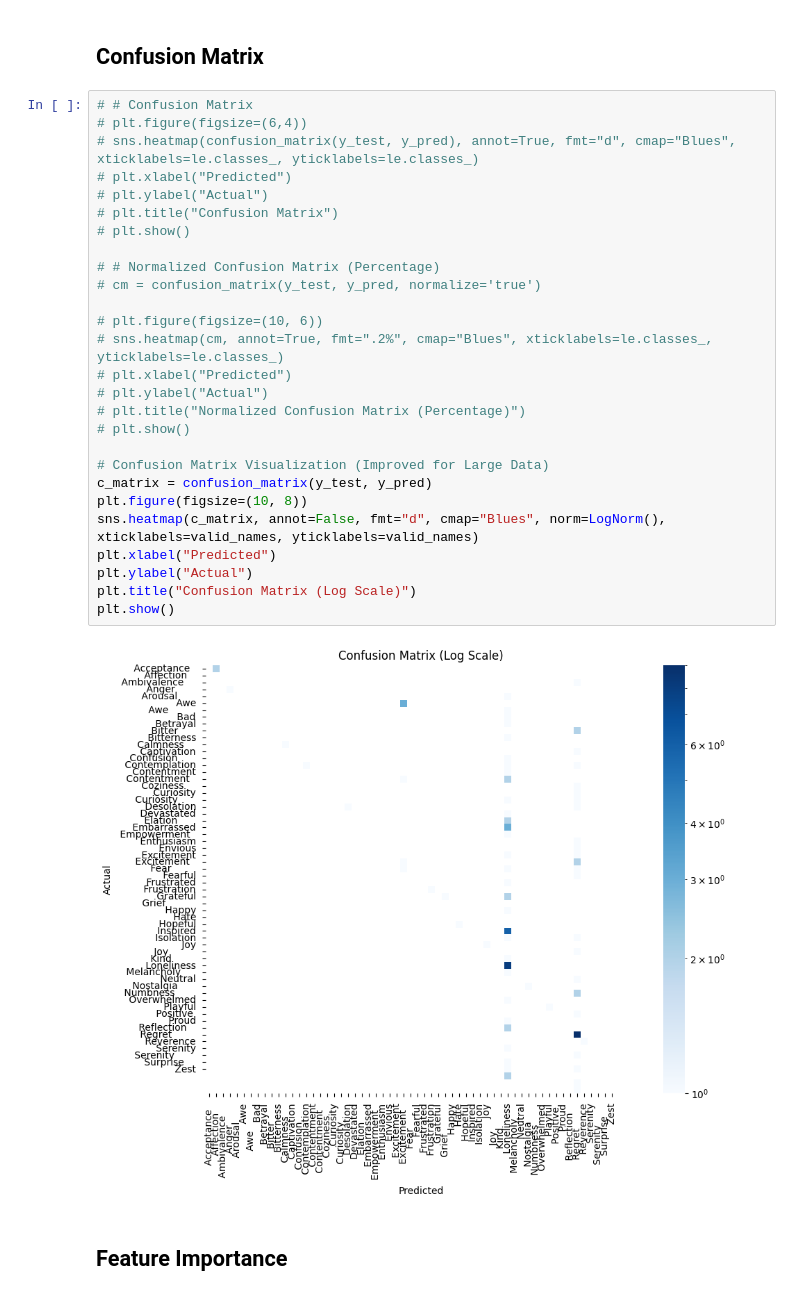
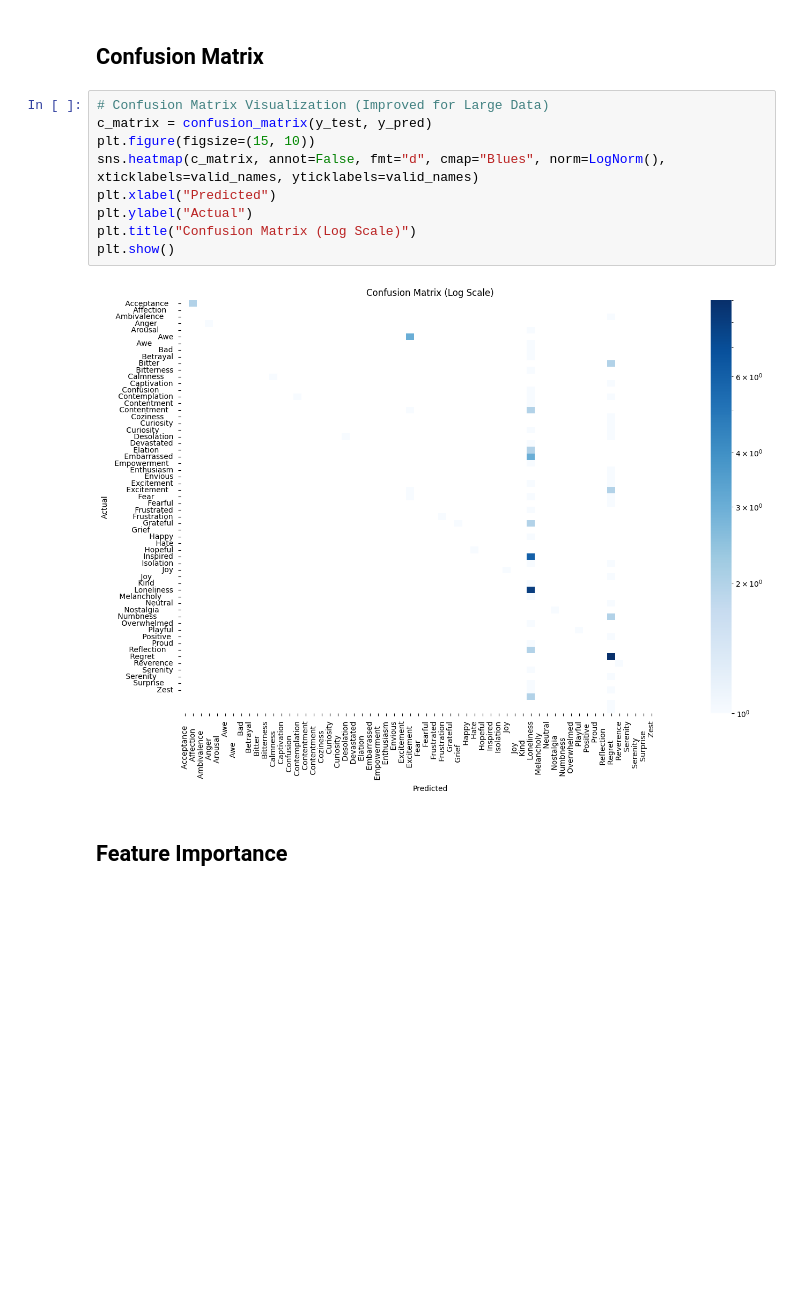
Before and after one commit to RyanGA09/codveda-ml-submission, a Jupyter notebook: Level 3 Advanced/Task_1_Random_Forest/random_forest.ipynb, the cells around one changed output. Saved outputs shown, nothing was run; the diff lists cells and outputs as text; blank space fills up the shorter version.

```diff
--- a/Level 3 Advanced/Task_1_Random_Forest/random_forest.ipynb
+++ b/Level 3 Advanced/Task_1_Random_Forest/random_forest.ipynb
@@ -130,34 +130,16 @@ print(classification_report(y_test, y_pred, labels=valid_labels, target_names=va
 # %% [markdown]
 ## Confusion Matrix
 # %%
-# # Confusion Matrix
-# plt.figure(figsize=(6,4))
-# sns.heatmap(confusion_matrix(y_test, y_pred), annot=True, fmt="d", cmap="Blues", xticklabels=le.classes_, yticklabels=le.classes_)
-# plt.xlabel("Predicted")
-# plt.ylabel("Actual")
-# plt.title("Confusion Matrix")
-# plt.show()
-
-# # Normalized Confusion Matrix (Percentage)
-# cm = confusion_matrix(y_test, y_pred, normalize='true')
-
-# plt.figure(figsize=(10, 6))
-# sns.heatmap(cm, annot=True, fmt=".2%", cmap="Blues", xticklabels=le.classes_, yticklabels=le.classes_)
-# plt.xlabel("Predicted")
-# plt.ylabel("Actual")
-# plt.title("Normalized Confusion Matrix (Percentage)")
-# plt.show()
-
 # Confusion Matrix Visualization (Improved for Large Data)
 c_matrix = confusion_matrix(y_test, y_pred)
-plt.figure(figsize=(10, 8))
+plt.figure(figsize=(15, 10))
 sns.heatmap(c_matrix, annot=False, fmt="d", cmap="Blues", norm=LogNorm(), xticklabels=valid_names, yticklabels=valid_names)
 plt.xlabel("Predicted")
 plt.ylabel("Actual")
 plt.title("Confusion Matrix (Log Scale)")
 plt.show()
 # %% [output]
-[figure, old version]
+[figure, new version]
 # %% [markdown]
 ## Feature Importance
 # %%
```
